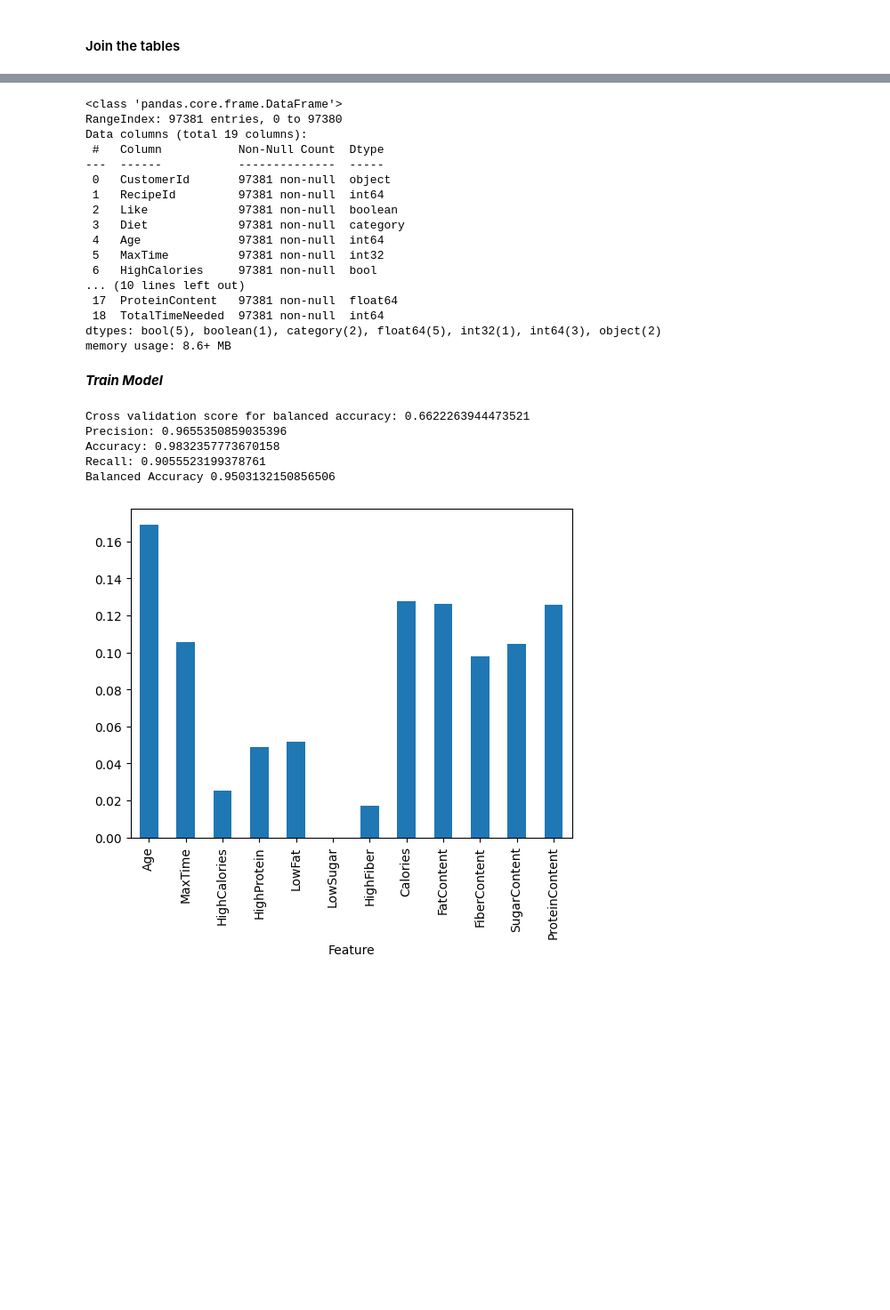
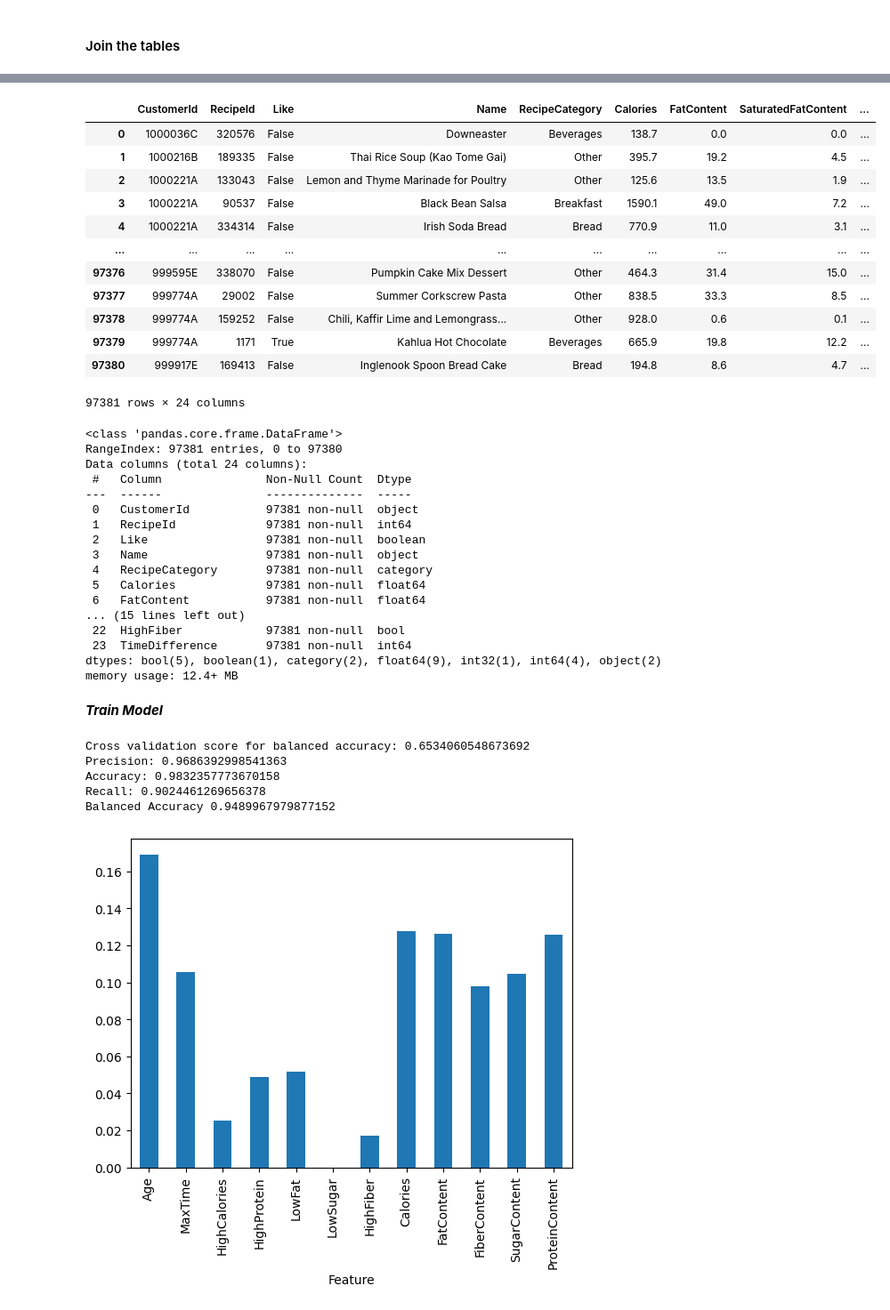
Before and after one commit to MittmannM/AnalyticsCupTUM, a Jupyter notebook: AC.ipynb, the cells around one changed output, grey strips where cells are left out. Shown at 89% size. Saved outputs shown, nothing was run; the diff lists cells and outputs as text; code cells hidden in the pictures; blank space fills up the shorter version.

```diff
--- a/AC.ipynb
+++ b/AC.ipynb
@@ -196,0 +221,4 @@ Reshape your data either using array.reshape(-1, 1) if your data has a single fe
+# %%
+# merge diet + request + recipe
+request_with_diet_and_recipe = pd.merge(recipes_csv, request_with_diet, how="inner", on="RecipeId")
+request_with_diet_and_recipe
@@ -197,3 +239,24 @@ Reshape your data either using array.reshape(-1, 1) if your data has a single fe
+# %%
+# merge diet + request + recipe + review
+request_with_diet_recipe_and_review = pd.merge(reviews_csv, request_with_diet_and_recipe, how="inner", on=["CustomerId", "RecipeId"])
+# add Column for the difference between RequestedTime and TotalTimeNeeded
+request_with_diet_recipe_and_review["TimeDifference"] = request_with_diet_recipe_and_review['RequestedTime'] - request_with_diet_recipe_and_review['TotalTimeNeeded']
+
+request_with_diet_recipe_and_review
+# %% [output]
+|  | CustomerId | RecipeId | Like | Name | RecipeCategory | Calories | FatContent | SaturatedFatContent | ... |
+| 0 | 1000036C | 320576 | False | Downeaster | Beverages | 138.7 | 0.0 | 0.0 | ... |
+| 1 | 1000216B | 189335 | False | Thai Rice Soup (Kao Tome Gai) | Other | 395.7 | 19.2 | 4.5 | ... |
+| 2 | 1000221A | 133043 | False | Lemon and Thyme Marinade for Poultry | Other | 125.6 | 13.5 | 1.9 | ... |
+| 3 | 1000221A | 90537 | False | Black Bean Salsa | Breakfast | 1590.1 | 49.0 | 7.2 | ... |
+| 4 | 1000221A | 334314 | False | Irish Soda Bread | Bread | 770.9 | 11.0 | 3.1 | ... |
+| ... | ... | ... | ... | ... | ... | ... | ... | ... | ... |
+| 97376 | 999595E | 338070 | False | Pumpkin Cake Mix Dessert | Other | 464.3 | 31.4 | 15.0 | ... |
+| 97377 | 999774A | 29002 | False | Summer Corkscrew Pasta | Other | 838.5 | 33.3 | 8.5 | ... |
+| 97378 | 999774A | 159252 | False | Chili, Kaffir Lime and Lemongrass... | Other | 928.0 | 0.6 | 0.1 | ... |
+| 97379 | 999774A | 1171 | True | Kahlua Hot Chocolate | Beverages | 665.9 | 19.8 | 12.2 | ... |
+| 97380 | 999917E | 169413 | False | Inglenook Spoon Bread Cake | Bread | 194.8 | 8.6 | 4.7 | ... |
+97381 rows × 24 columns
 # %%
 # Split dataset
 from sklearn.model_selection import train_test_split
@@ -202,32 +265,32 @@ train_df, test_df = train_test_split(review_diet_request_with_recipe, test_size=
 # %%
-review_diet_request_with_recipe.info()
+request_with_diet_recipe_and_review.info()
 # %% [output]
 <class 'pandas.core.frame.DataFrame'>
 RangeIndex: 97381 entries, 0 to 97380
-Data columns (total 19 columns):
- #   Column           Non-Null Count  Dtype
----  ------           --------------  -----
- 0   CustomerId       97381 non-null  object
- 1   RecipeId         97381 non-null  int64
- 2   Like             97381 non-null  boolean
- 3   Diet             97381 non-null  category
- 4   Age              97381 non-null  int64
- 5   MaxTime          97381 non-null  int32
- 6   HighCalories     97381 non-null  bool
-... (10 lines left out)
- 17  ProteinContent   97381 non-null  float64
- 18  TotalTimeNeeded  97381 non-null  int64
-dtypes: bool(5), boolean(1), category(2), float64(5), int32(1), int64(3), object(2)
-memory usage: 8.6+ MB
+Data columns (total 24 columns):
+ #   Column               Non-Null Count  Dtype
+---  ------               --------------  -----
+ 0   CustomerId           97381 non-null  object
+ 1   RecipeId             97381 non-null  int64
+ 2   Like                 97381 non-null  boolean
+ 3   Name                 97381 non-null  object
+ 4   RecipeCategory       97381 non-null  category
+ 5   Calories             97381 non-null  float64
+ 6   FatContent           97381 non-null  float64
+... (15 lines left out)
+ 22  HighFiber            97381 non-null  bool
+ 23  TimeDifference       97381 non-null  int64
+dtypes: bool(5), boolean(1), category(2), float64(9), int32(1), int64(4), object(2)
+memory usage: 12.4+ MB
 # %% [markdown]
 ***Train Model***
 # %%
 from sklearn.model_selection import cross_val_score
 from sklearn.metrics import accuracy_score, balanced_accuracy_score, precision_score, recall_score
 
-train_model = RandomForestClassifier(n_estimators=5, max_features=4, random_state=2024)
+train_model = RandomForestClassifier(n_estimators=5, max_features=5, random_state=2024)
 
-X = train_df.drop(columns=["Like", "CustomerId", "RecipeId", "Name", "RecipeCategory", "Diet", "TotalTimeNeeded"])
+X = train_df.drop(columns=["Like", "CustomerId", "RecipeId", "Name", "RecipeCategory", "Diet"])
 y = train_df["Like"]
 
 train_model.fit(X,y)
@@ -237,20 +300,18 @@ pred = train_model.predict(X)
 score = np.mean(cross_val_score(train_model, X, y, cv=4, scoring="balanced_accuracy"))
 print("Cross validation score for balanced accuracy: " + str(score))
 
-train_model.fit(X, y)
-
-# Report scores on final model
+# Report scores on model
 y_pred = train_model.predict(X)
 print("Precision:", precision_score(y, y_pred))
 print("Accuracy:", accuracy_score(y, y_pred))
 print("Recall:", recall_score(y, y_pred))
 print("Balanced Accuracy", balanced_accuracy_score(y, y_pred))
 # %% [output]
-Cross validation score for balanced accuracy: 0.6622263944473521
-Precision: 0.9655350859035396
+Cross validation score for balanced accuracy: 0.6534060548673692
+Precision: 0.9686392998541363
 Accuracy: 0.9832357773670158
-Recall: 0.9055523199378761
-Balanced Accuracy 0.9503132150856506
+Recall: 0.9024461269656378
+Balanced Accuracy 0.9489967979877152
 # %%
 # Plot feature importance
 
```
Also changed, not shown: parts of 12 cells of this notebook.
